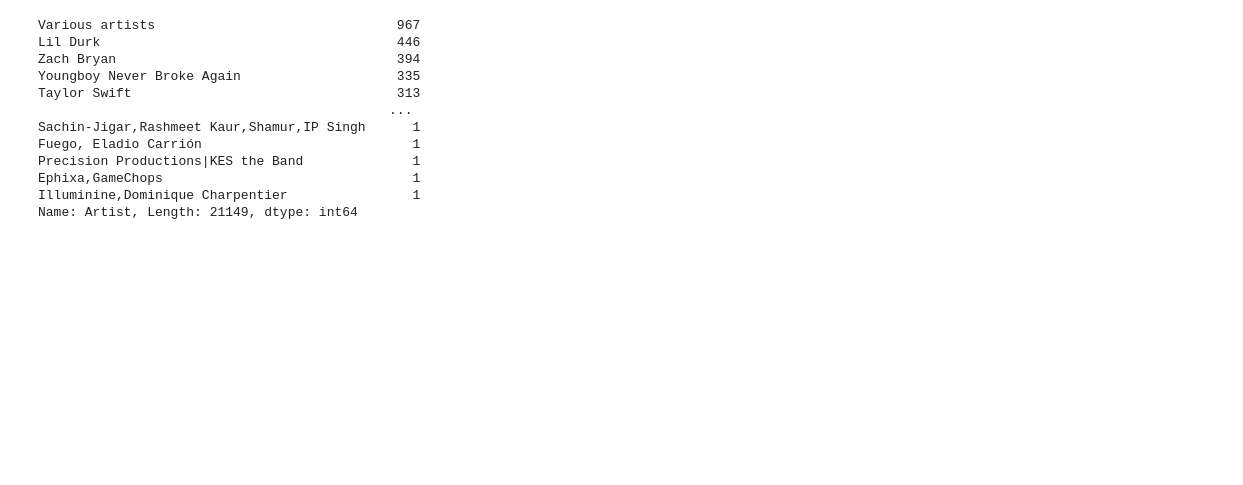
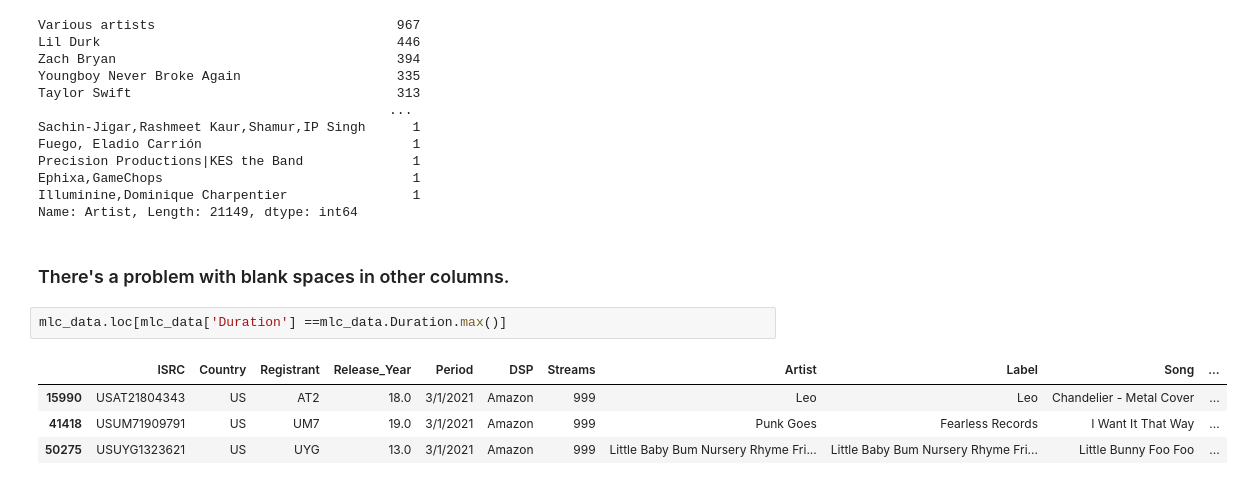
Before and after one commit to NSS-Data-Analytics-Cohort-6/mlc-project-nan-nagini, a Jupyter notebook: Notebooks/MLC_Dataset.ipynb, the cells around one changed output. Drawn from its saved outputs; the diff is of its cells as text; blank space fills up the shorter version.

```diff
--- a/Notebooks/MLC_Dataset.ipynb
+++ b/Notebooks/MLC_Dataset.ipynb
@@ -192,3 +192,12 @@ Precision Productions|KES the Band              1
 Ephixa,GameChops                                1
 Illuminine,Dominique Charpentier                1
 Name: Artist, Length: 21149, dtype: int64
+# %% [markdown]
+### There's a problem with blank spaces in other columns.
+# %%
+mlc_data.loc[mlc_data['Duration'] ==mlc_data.Duration.max()]
+# %% [output]
+|  | ISRC | Country | Registrant | Release_Year | Period | DSP | Streams | Artist | Label | Song | ... |
+| 15990 | USAT21804343 | US | AT2 | 18.0 | 3/1/2021 | Amazon | 999 | Leo | Leo | Chandelier - Metal Cover | ... |
+| 41418 | USUM71909791 | US | UM7 | 19.0 | 3/1/2021 | Amazon | 999 | Punk Goes | Fearless Records | I Want It That Way | ... |
+| 50275 | USUYG1323621 | US | UYG | 13.0 | 3/1/2021 | Amazon | 999 | Little Baby Bum Nursery Rhyme Fri... | Little Baby Bum Nursery Rhyme Fri... | Little Bunny Foo Foo | ... |
```
Also changed, not shown: parts of 12 cells of this notebook.
